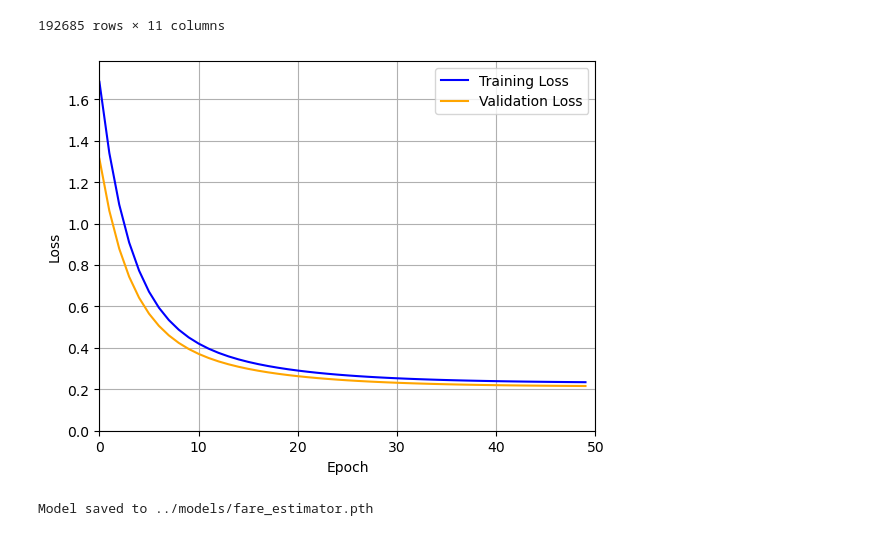
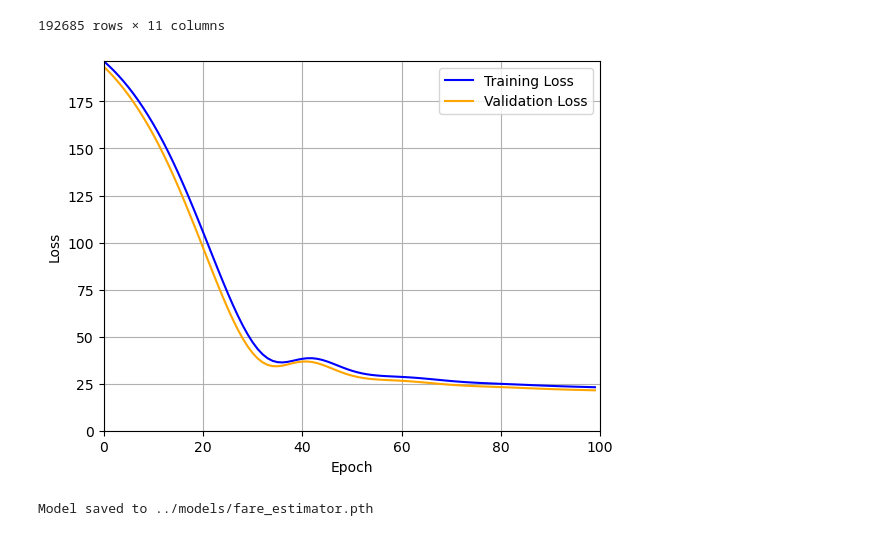
Before and after one commit to Matthew1172/IT-DA-A1, a Jupyter notebook: notebooks/train_model.ipynb, the cells around one changed output. Saved outputs shown, nothing was run; the diff lists cells and outputs as text; code cells hidden in the pictures.

```diff
--- a/notebooks/train_model.ipynb
+++ b/notebooks/train_model.ipynb
@@ -67,22 +65,27 @@ y_test_tensor = torch.tensor(y_test.values, dtype=torch.float32).view(-1, 1)
+# %%
+# Define the neural network model
+class FarePredictionModel(nn.Module):
+    def __init__(self):
+        super(FarePredictionModel, self).__init__()
+        self.fc1 = nn.Linear(len(features), 128)  # Input layer
+        self.fc2 = nn.Linear(128, 64)  # Hidden layer 1
+        self.fc3 = nn.Linear(64, 32)   # Hidden layer 2
+        self.fc4 = nn.Linear(32, 1)    # Output layer
+
+    def forward(self, x):
+        x = torch.relu(self.fc1(x))
+        x = torch.relu(self.fc2(x))
+        x = torch.relu(self.fc3(x))
+        x = self.fc4(x)
+        return x
+# %%
+# Initialize the model, loss function, and optimizer
+model = FarePredictionModel()
+criterion = nn.MSELoss()  # Mean squared error for regression
+optimizer = optim.Adam(model.parameters(), lr=0.001)
 # %%
-
-# Define the model class
-class FareEstimator(nn.Module):
-    def __init__(self, input_size):
-        super(FareEstimator, self).__init__()
-        self.linear = nn.Linear(input_size, 1)
-
-    def forward(self, x):
-        return self.linear(x)
-
-# Create the model, loss function, and optimizer
-input_size = X_train.shape[1]
-model = FareEstimator(input_size)
-criterion = nn.MSELoss()
-optimizer = optim.SGD(model.parameters(), lr=0.05)
-
 # Training loop with loss tracking
-epochs = 50
+epochs = 100
 train_losses = []
 val_losses = []
 
@@ -112,34 +115,34 @@ for epoch in range(epochs):
     # Validation
     model.eval()
     with torch.no_grad():
         val_output = model(X_test_tensor)
         val_loss = criterion(val_output, y_test_tensor)
         val_losses.append(val_loss.item())
 
     # Print progress every 10 epochs
     if (epoch + 1) % 10 == 0:
         print(f'Epoch [{epoch+1}/{epochs}], Train Loss: {loss.item():.4f}, Val Loss: {val_loss.item():.4f}')
 
     # Clear the previous plot
     clear_output(wait=True)
 
     # Update the plot data
     line1.set_data(range(len(train_losses)), train_losses)
     line2.set_data(range(len(val_losses)), val_losses)
 
     # Adjust the x and y axis limits dynamically
     ax.set_xlim(0, epochs)
     ax.set_ylim(0, max(max(train_losses), max(val_losses)) + 0.1)
 
     # Redraw the plot
     display(fig)
     plt.pause(0.1)
 
 # Disable interactive mode after training is done
 plt.ioff()
 plt.show()
 # %% [output]
-[figure, old version]
+[figure, new version]
 # %%
 # Save the trained model
 model_path = '../models/fare_estimator.pth'
```
Also changed, not shown: parts of 2 cells of this notebook, 1 other file.
